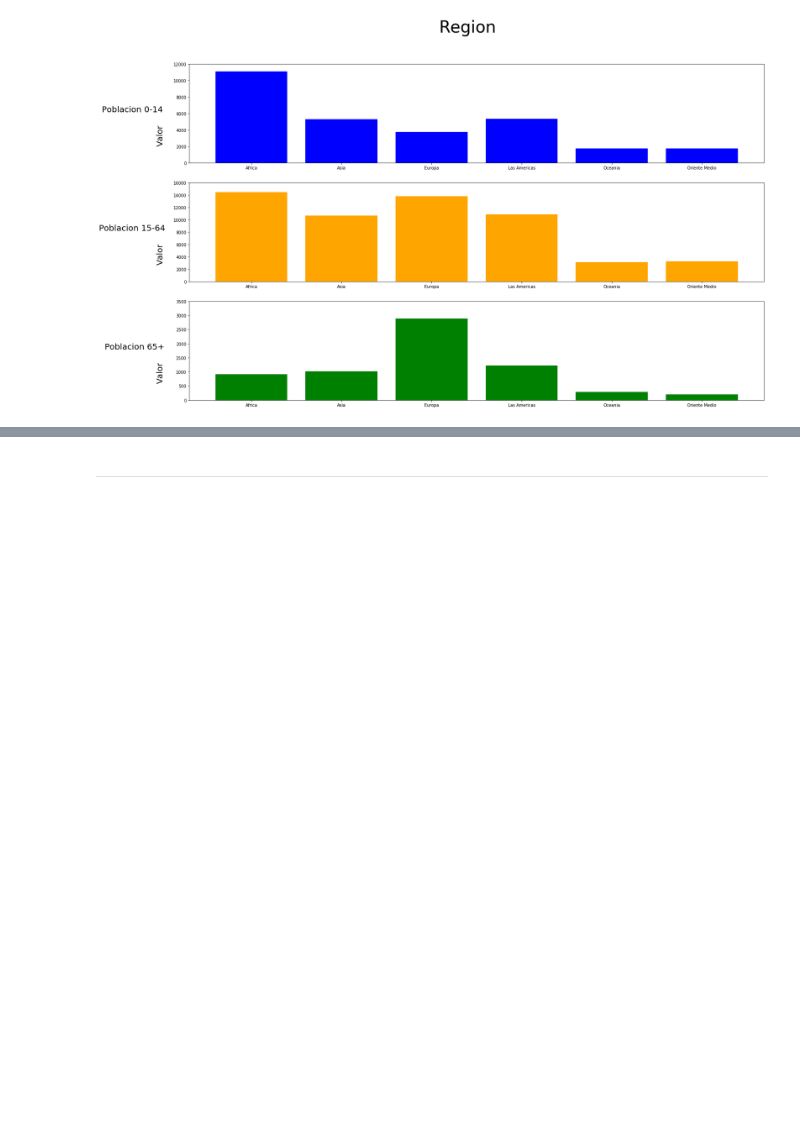
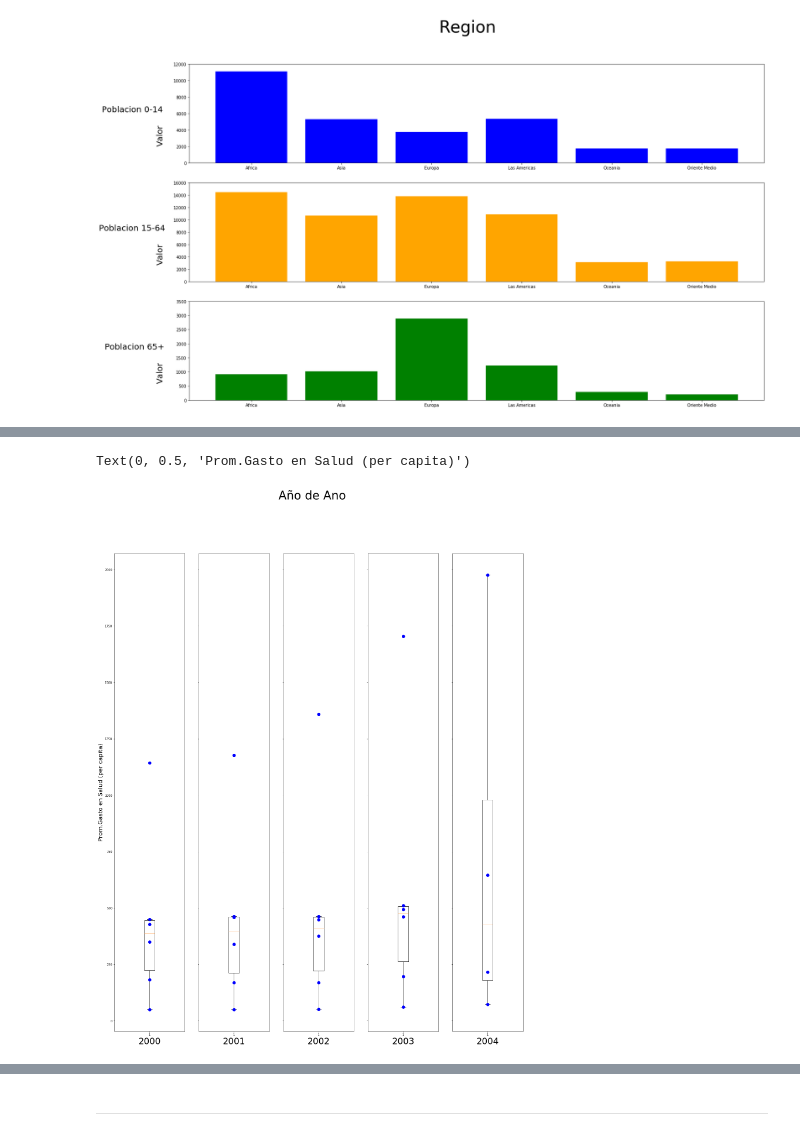
Before and after one commit to cda-2019-01/lab-visualizacion-matplotlib-forgedk, a Jupyter notebook: visualizacion-de-datos-usando-matplotlib.ipynb, the cells around one changed output, grey strips where cells are left out. Cells and saved outputs as stored; diff of their text form; code cells hidden in the pictures; blank space fills up the shorter version.

```diff
--- a/visualizacion-de-datos-usando-matplotlib.ipynb
+++ b/visualizacion-de-datos-usando-matplotlib.ipynb
@@ -12,12 +13,13 @@ import pandas as pd
 DataFrame = pd.read_csv('indicadores-mundiales.csv',
                     sep=',', encoding='latin-1')
 DataFrame.loc[DataFrame['Region'] == 'africa','Region'] = "Africa"
-DataFrame.loc[DataFrame['Ano']] = DataFrame['Ano']
+DataFrame['Ano'] = pd.to_datetime(DataFrame['Ano'])
+DataFrame['AnoUnico']= DataFrame[['Ano']].apply(lambda x: dt.datetime.strftime(x['Ano'], '%Y'), axis=1)
 DataFramePoblacionSuma = DataFrame.groupby('Region').sum()[['Poblacion 0-14', 'Poblacion 15-64', 'Poblacion 65+']]
 DataFramePoblacionSumaPorcentaje = DataFramePoblacionSuma.copy()
 SumaPorRegion = DataFramePoblacionSumaPorcentaje.sum(axis = 0, skipna = True)
 
-DataFrameGastos =
+DataFrameSumaGastos = DataFrame.groupby(['Region','AnoUnico']).agg({'Gasto en salud (per capita)': np.mean})
 #DataFramePoblacionSumaPorcentaje['Total'] = DataFramePoblacionSumaPorcentaje['Poblacion 0-14'] + DataFramePoblacionSumaPorcentaje['Poblacion 15-64'] +DataFramePoblacionSumaPorcentaje['Poblacion 65+']
 #DataFramePoblacionSumaPorcentaje['Poblacion 0-14'] =  (DataFramePoblacionSumaPorcentaje['Poblacion 0-14'] * 100 /  SumaPorRegion['Poblacion 0-14'])
 #DataFramePoblacionSumaPorcentaje['Poblacion 15-64'] =  (DataFramePoblacionSumaPorcentaje['Poblacion 15-64'] * 100 /  SumaPorRegion['Poblacion 15-64'])
@@ -127,6 +147,25 @@ Text(0.5, 0.98, 'Region')
 Construya una gráfica similar a la siguiente usando el archivo `indicadores-mundiales.csv`. Promedio de gastos per capita por año.
 
 ![act4](images/prom-gastos-salud-per-capita-ano.png)
+# %%
+DataFrameGastosPerCapita = DataFrameSumaGastos.copy()
+DataFrameGastosPerCapita = DataFrameGastosPerCapita.reset_index()
+Years = (DataFrameGastosPerCapita['AnoUnico'].drop_duplicates())
+Contador = 0
+fig, axs = plt.subplots(1, len(Years),figsize=(25, 30), sharey=True)
+for Year in Years:
+    DataFramePerYear = DataFrameGastosPerCapita[DataFrameGastosPerCapita['AnoUnico']== Year]
+    values = list(DataFramePerYear['Gasto en salud (per capita)'])
+    axs[Contador].boxplot(values,0)
+    axs[Contador].set_xlabel(Year,fontsize=30)
+    for value in values:
+        axs[Contador].plot(1 ,value, 'b.', marker="o",  markersize=10)
+    Contador+=1
+fig.suptitle('Año de Ano', fontsize=40)
+axs[0].set_ylabel(ylabel='Prom.Gasto en Salud (per capita)',fontsize=20)
+# %% [output]
+Text(0, 0.5, 'Prom.Gasto en Salud (per capita)')
+[figure, added]
 # %% [markdown]
 ## Punto 5
 
```
Also changed, not shown: parts of 2 cells of this notebook.
